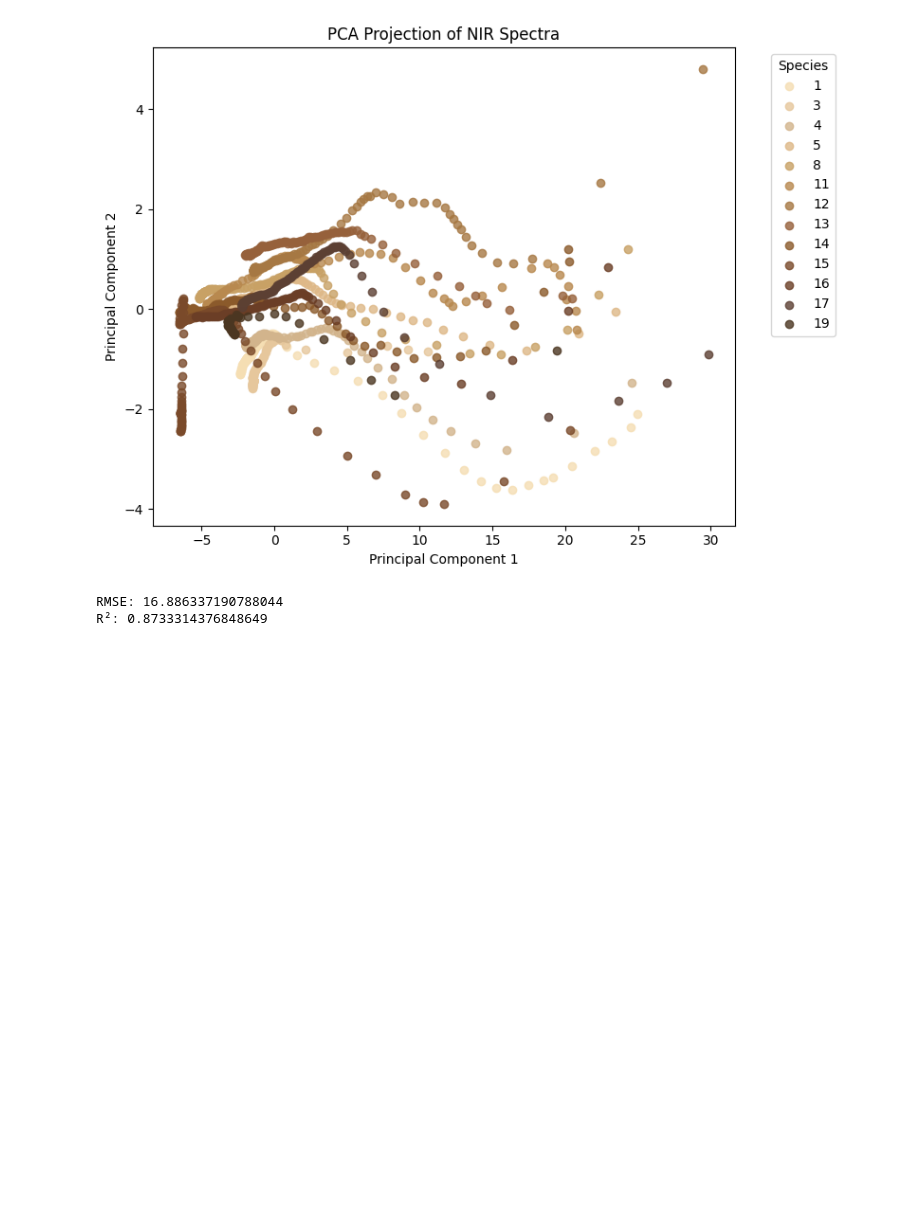
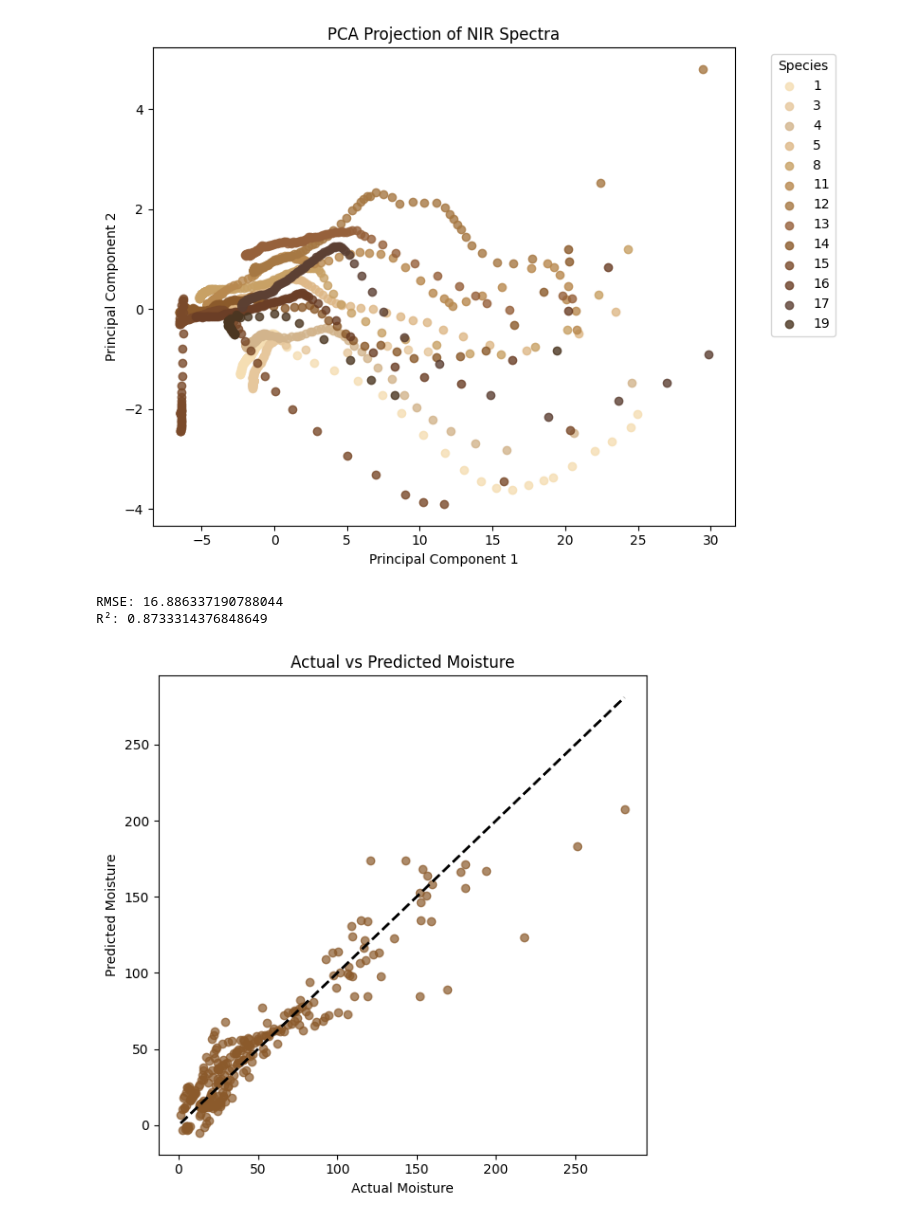
Before and after one commit to Bimbobana/NIR-Spectroscopy-Moisture-Prediction-Using-Machine-Learning, a Jupyter notebook: notebooks/01_EDA.ipynb, the cells around one changed output. Cells and saved outputs as stored; diff of their text form; code cells hidden in the pictures; blank space fills up the shorter version.

```diff
--- a/notebooks/01_EDA.ipynb
+++ b/notebooks/01_EDA.ipynb
@@ -503,3 +503,35 @@ print("R²:", r2)
 # %% [output]
 RMSE: 16.886337190788044
 R²: 0.8733314376848649
+# %%
+import matplotlib.pyplot as plt
+import numpy as np
+
+plt.figure(figsize=(6,6))
+
+plt.scatter(
+    y_test,
+    y_pred,
+    color="#8B5A2B",   # wood tone
+    alpha=0.7
+)
+
+# 1:1 reference line
+line = np.linspace(y_test.min(), y_test.max(), 100)
+plt.plot(line, line, color="black", linestyle="--", linewidth=2)
+
+plt.xlabel("Actual Moisture")
+plt.ylabel("Predicted Moisture")
+plt.title("Actual vs Predicted Moisture")
+
+plt.tight_layout()
+
+plt.savefig(
+"/Users/maggie/Documents/GitHub/NIR-Spectroscopy-Moisture-Prediction-Using-Machine-Learning/docs/prediction_results.png",
+bbox_inches="tight",
+dpi=300
+)
+
+plt.show()
+# %% [output]
+[figure, added]
```
